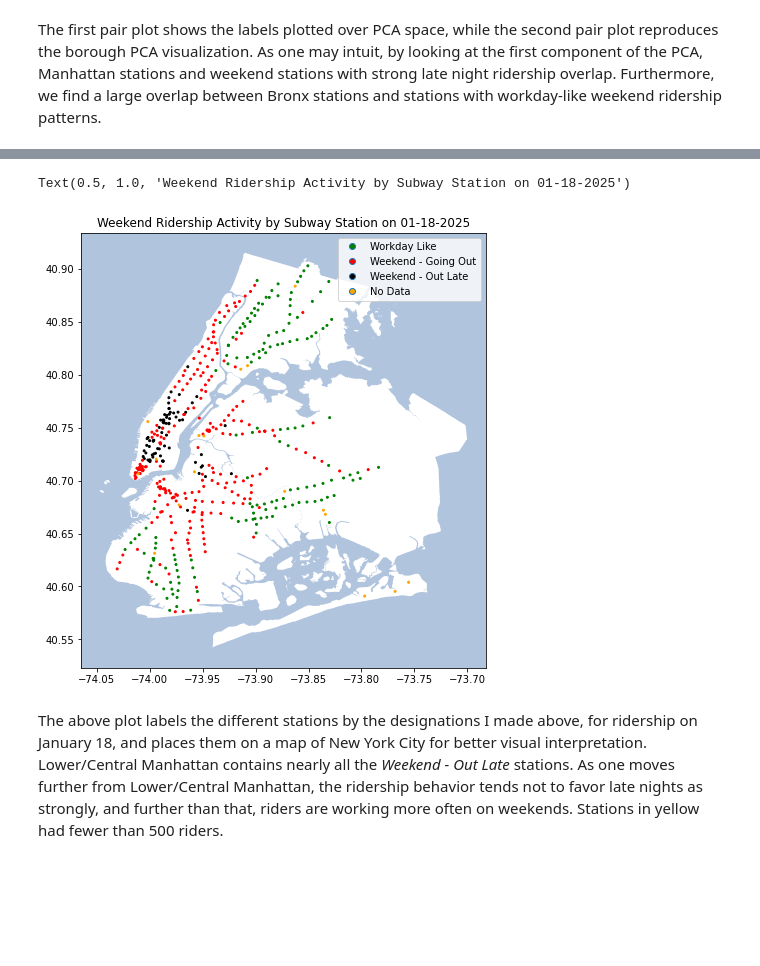
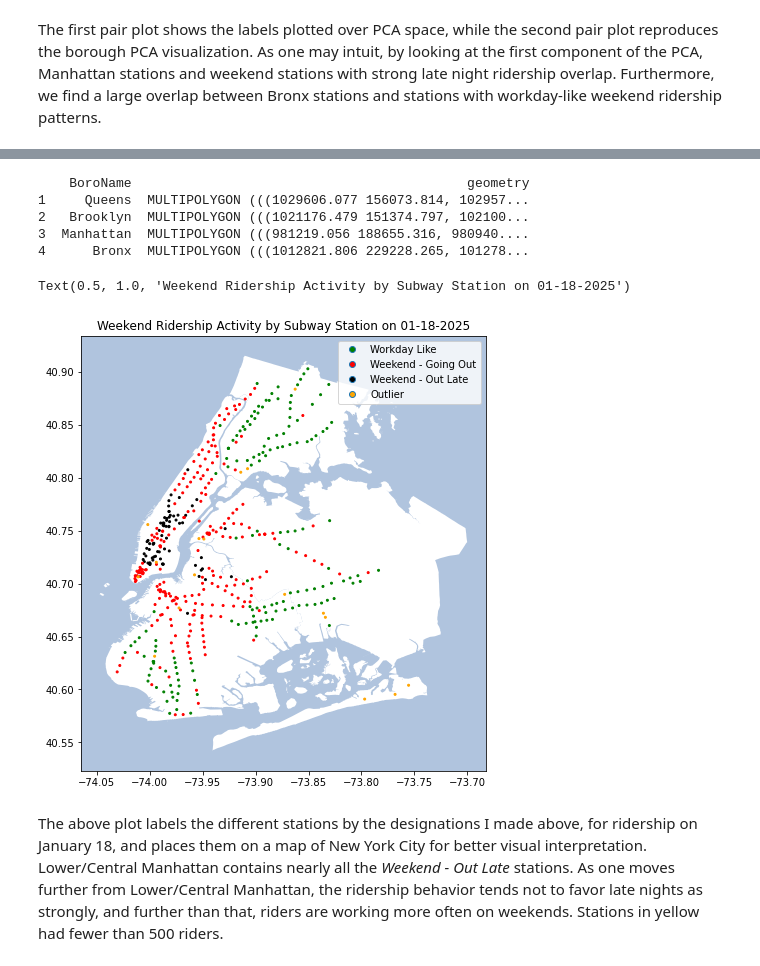
Before and after one commit to AmritpalSNijjar/mta_data_project, a Jupyter notebook: mta_hourly_ridership_analysis.ipynb, the cells around one changed output, grey strips where cells are left out. Saved outputs shown, nothing was run; the diff lists cells and outputs as text; code cells hidden in the pictures; blank space fills up the shorter version.

Commit message:
model script to generate pair plots with labels

```diff
--- a/mta_hourly_ridership_analysis.ipynb
+++ b/mta_hourly_ridership_analysis.ipynb
@@ -584,12 +577,12 @@ weekend_complete = pd.concat([weekend_station_hourly_ridership_ward_labelled, we
 
 # rearranging labels in a determined way for consistency
 
-mean_0 = to_pair_plot[to_pair_plot["ward_label"] == 0]["PCA_1"].mean()
-mean_1 = to_pair_plot[to_pair_plot["ward_label"] == 1]["PCA_1"].mean()
-mean_2 = to_pair_plot[to_pair_plot["ward_label"] == 2]["PCA_1"].mean()
+mean_0 = weekend_complete[weekend_complete["ward_label"] == 0]["PCA_1"].mean()
+mean_1 = weekend_complete[weekend_complete["ward_label"] == 1]["PCA_1"].mean()
+mean_2 = weekend_complete[weekend_complete["ward_label"] == 2]["PCA_1"].mean()
 
 rearrange_to = np.argsort(np.argsort([mean_0, mean_1, mean_2])).tolist()
 rearrange_to.append(-1)
 
-weekend_station_hourly_ridership_ward_labelled["ward_label"] = weekend_station_hourly_ridership_ward_labelled["ward_label"].apply(lambda x: rearrange_to[x])
+weekend_complete["ward_label"] = weekend_complete["ward_label"].apply(lambda x: rearrange_to[x])
 # %%
@@ -665,9 +650,5 @@ The first pair plot shows the labels plotted over PCA space, while the second pa
 # %%
-ward_labels_stripped = pd.merge(weekend_station_hourly_ridership_ward_labelled, station_info_df, how = "inner", on = "station_complex")[["transit_day", "station_complex", "latitude", "longitude", "ward_label", "tot_ridership"] + hour_columns]
-
 weekend_complete_stripped = pd.merge(weekend_complete, station_info_df, how = "inner", on = "station_complex")[["transit_day", "station_complex", "latitude", "longitude", "ward_label", "tot_ridership"] + hour_columns]
-
-weekend_complete_stripped["ward_label"] = weekend_complete_stripped["ward_label"].apply(lambda x: rearrange_to[x])
 
 
 #weekend_complete_stripped.head()
@@ -682,39 +663,42 @@ if DAY_TO_MAP < 10:
 DAY_TO_MAP_STR += str(DAY_TO_MAP)
 
 to_plot = weekend_complete_stripped[weekend_complete_stripped["transit_day"] == DAY_TO_MAP][["latitude", "longitude", "ward_label"]]
-
 geometry = gpd.points_from_xy(x=to_plot["longitude"], y=to_plot["latitude"])
 
 gdf = gpd.GeoDataFrame(to_plot, geometry=geometry)
-gdf_boroughs = gpd.read_file("nybb.dbf")
+gdf_boroughs = gpd.read_file("nybb.shp")[["BoroName", "geometry"]]
 
 gdf_boroughs = gdf_boroughs[gdf_boroughs["BoroName"] != "Staten Island"] # sorry!
-
+print(gdf_boroughs)
 fig, ax = plt.subplots(figsize=(8, 8))
 
 gdf_boroughs = gdf_boroughs.set_geometry("geometry")
 boroughs_4326 = gdf_boroughs.to_crs("EPSG:4326")
 boroughs_4326.plot(ax=ax, color = "white")
 
 colors_list = ["green", "red", "black", "orange"]
 label0 = plt.Line2D([], [], linestyle='none', marker='o', markerfacecolor=colors_list[0], alpha=1.00)
 label1 = plt.Line2D([], [], linestyle='none', marker='o', markerfacecolor=colors_list[1], alpha=1.00)
 label2 = plt.Line2D([], [], linestyle='none', marker='o', markerfacecolor=colors_list[2], alpha=1.00)
 label3 = plt.Line2D([], [], linestyle='none', marker='o', markerfacecolor=colors_list[3], alpha=1.00)
-ax.legend(handles=[label0, label1, label2, label3], labels=["Workday Like", "Weekend - Going Out", "Weekend - Out Late", "No Data"])
+ax.legend(handles=[label0, label1, label2, label3], labels=["Workday Like", "Weekend - Going Out", "Weekend - Out Late", "Outlier"])
 
 gdf["color"] = gdf["ward_label"].apply(lambda x: colors_list[x])
-gdf["ridership_type"] = gdf["ward_label"].apply(lambda x: ridership_types[x])
 
 plotted = gdf.plot(ax=ax, color = gdf["color"], markersize=4)
 ax.set_facecolor('lightsteelblue')
 
 circle_proxy = mpatches.Circle((0, 0), radius=0.5, color="red")
 
 
 ax.set_title("Weekend Ridership Activity by Subway Station on 01-" + DAY_TO_MAP_STR + "-2025", fontsize=12)
 # %% [output]
-Text(0.5, 1.0, 'Weekend Ridership Activity by Subway Station on 01-18-2025')
+    BoroName                                           geometry
+1     Queens  MULTIPOLYGON (((1029606.077 156073.814, 102957...
+2   Brooklyn  MULTIPOLYGON (((1021176.479 151374.797, 102100...
+3  Manhattan  MULTIPOLYGON (((981219.056 188655.316, 980940....
+4      Bronx  MULTIPOLYGON (((1012821.806 229228.265, 101278...
+Text(0.5, 1.0, 'Weekend Ridership Activity by Subway Station on 01-18-2025')
-[figure, old version]
+[figure, new version]
 # %% [markdown]
 The above plot labels the different stations by the designations I made above, for ridership on January 18, and places them on a map of New York City for better visual interpretation. Lower/Central Manhattan contains nearly all the *Weekend - Out Late* stations. As one moves further from Lower/Central Manhattan, the ridership behavior tends not to favor late nights as strongly, and further than that, riders are working more often on weekends. Stations in yellow had fewer than 500 riders.
```
Also changed, not shown: parts of 8 cells of this notebook, 4 other files.
